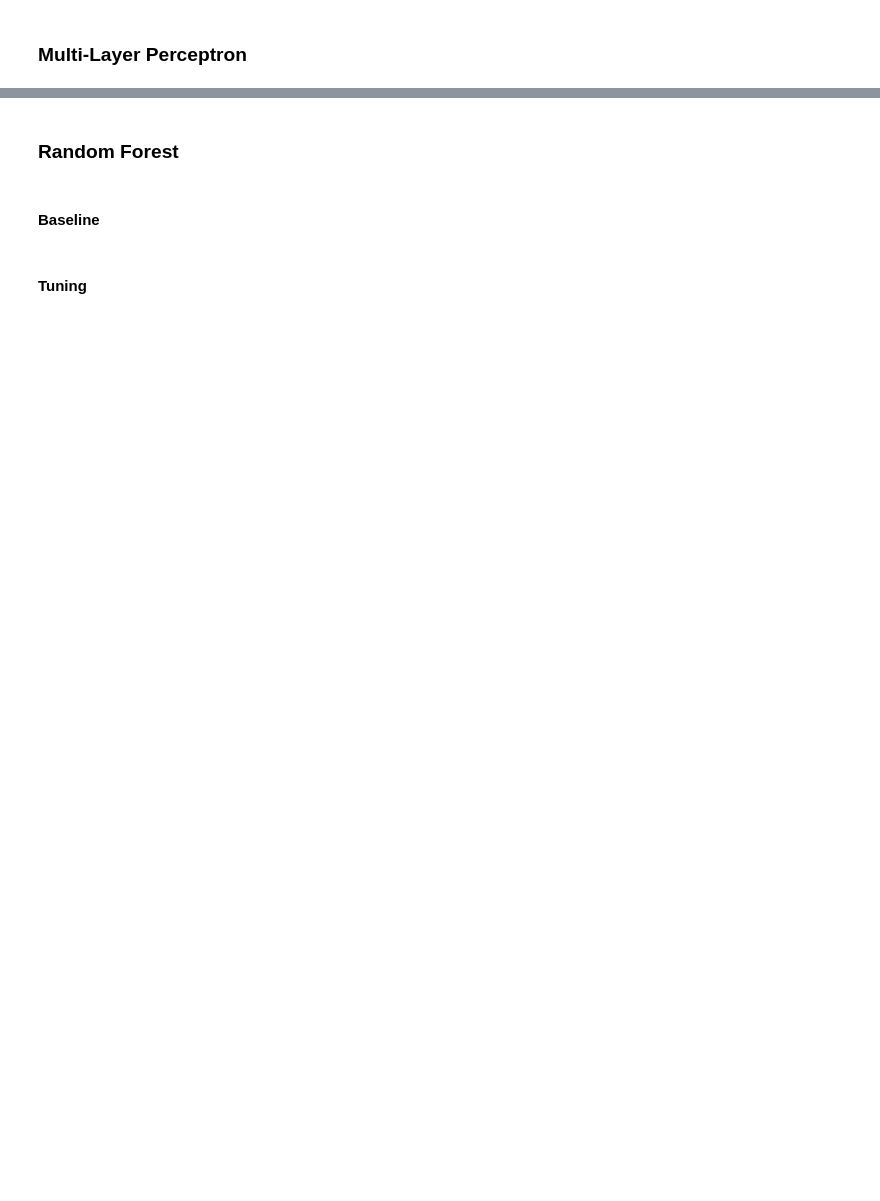
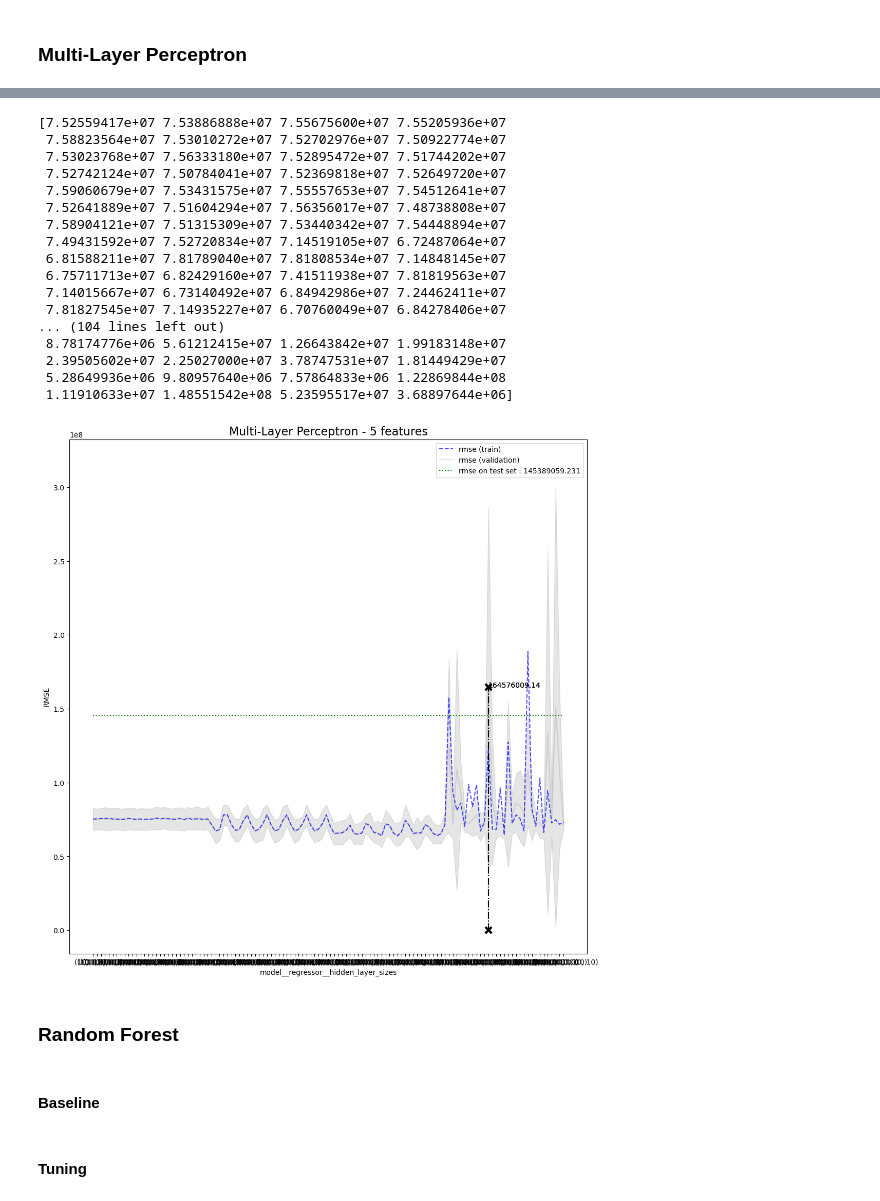
Before and after one commit to Mathieu-R/lelec2870-movie-revenue-prediction, a Jupyter notebook: movie-revenue-prediction.ipynb, the cells around one changed output, grey strips where cells are left out. Drawn from its saved outputs; the diff is of its cells as text; code cells hidden in the pictures; blank space fills up the shorter version.

```diff
--- a/movie-revenue-prediction.ipynb
+++ b/movie-revenue-prediction.ipynb
@@ -358,10 +478,13 @@ MLP = {
 	"name": "Multi-Layer Perceptron",
 	"instance": MLP_pipe,
 	"hyperparameters": {
-		"model__regressor__hidden_layer_sizes": [(10,),(10,10),(10,10,10),(10,10,10,10),(10,10,10,10,10)],
+		# doesn't seem to need to go over 3 layers
+		"model__regressor__hidden_layer_sizes": [(10,),(25,),(25,25),(50,50),(25,50,25)],
+		# relu seems the best
 		"model__regressor__activation": ["identity", "logistic", "tanh", "relu"],
+		# 1e-01 seems the best
 		"model__regressor__alpha": [1e-01, 1e-02, 1e-03, 1e-04, 1e-05, 1e-06], # https://scikit-learn.org/stable/modules/neural_networks_supervised.html,
-		"model__regressor__max_iter": np.arange(1000, 10000, 1000, dtype=int)
+		"model__regressor__max_iter": [1000]
 	},
 	#"n_iter": 12,
 	"validation_param": "model__regressor__hidden_layer_sizes"
@@ -369,4 +492,4 @@ MLP = {
 
 # bayesian search does not support tuple for hyperparameters search
 # fallback to grid search
-results = tune_model(model=MLP, search_type="gs")
+mlp_results = tune_model(model=MLP, search_type="gs")
@@ -375,5 +521,24 @@ pd.DataFrame.from_dict(results)
 # %%
-evaluate_model(MLP, results)
+evaluate_model(MLP, mlp_results)
+# %% [output]
+[7.52559417e+07 7.53886888e+07 7.55675600e+07 7.55205936e+07
+ 7.58823564e+07 7.53010272e+07 7.52702976e+07 7.50922774e+07
+ 7.53023768e+07 7.56333180e+07 7.52895472e+07 7.51744202e+07
+ 7.52742124e+07 7.50784041e+07 7.52369818e+07 7.52649720e+07
+ 7.59060679e+07 7.53431575e+07 7.55557653e+07 7.54512641e+07
+ 7.52641889e+07 7.51604294e+07 7.56356017e+07 7.48738808e+07
+ 7.58904121e+07 7.51315309e+07 7.53440342e+07 7.54448894e+07
+ 7.49431592e+07 7.52720834e+07 7.14519105e+07 6.72487064e+07
+ 6.81588211e+07 7.81789040e+07 7.81808534e+07 7.14848145e+07
+ 6.75711713e+07 6.82429160e+07 7.41511938e+07 7.81819563e+07
+ 7.14015667e+07 6.73140492e+07 6.84942986e+07 7.24462411e+07
+ 7.81827545e+07 7.14935227e+07 6.70760049e+07 6.84278406e+07
+... (104 lines left out)
+ 8.78174776e+06 5.61212415e+07 1.26643842e+07 1.99183148e+07
+ 2.39505602e+07 2.25027000e+07 3.78747531e+07 1.81449429e+07
+ 5.28649936e+06 9.80957640e+06 7.57864833e+06 1.22869844e+08
+ 1.11910633e+07 1.48551542e+08 5.23595517e+07 3.68897644e+06]
+[figure, added]
 # %% [markdown]
 ### Random Forest
 # %% [markdown]
```
Also changed, not shown: parts of 25 cells of this notebook, 9 other files.
